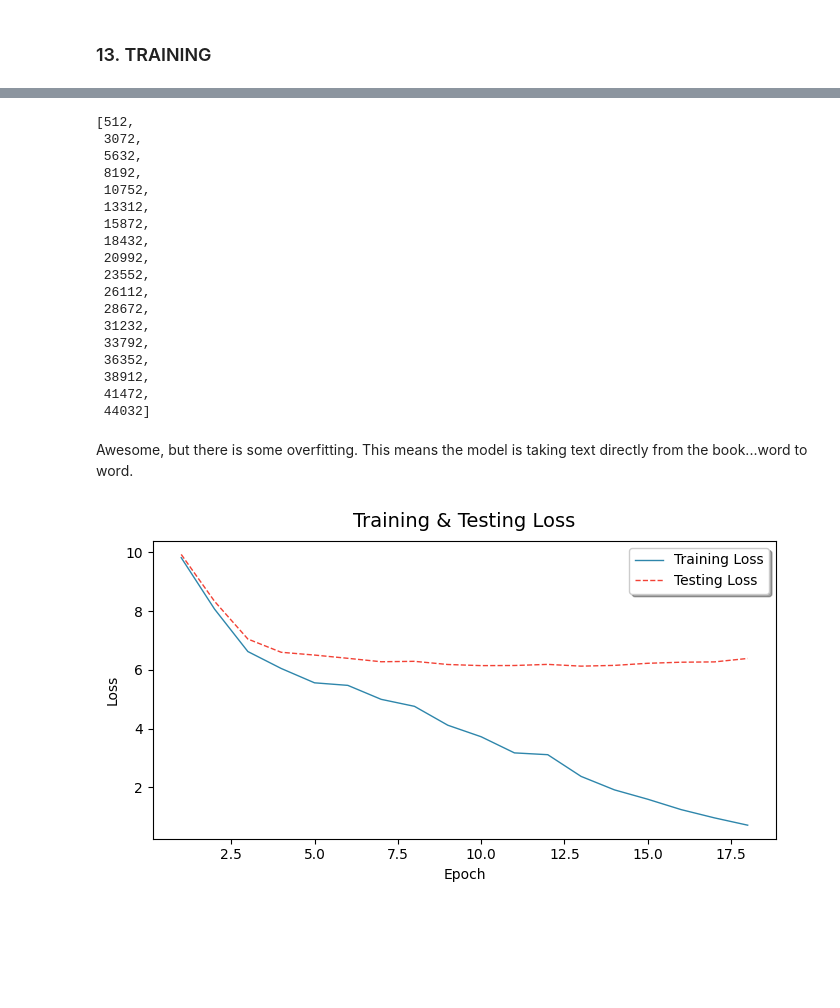
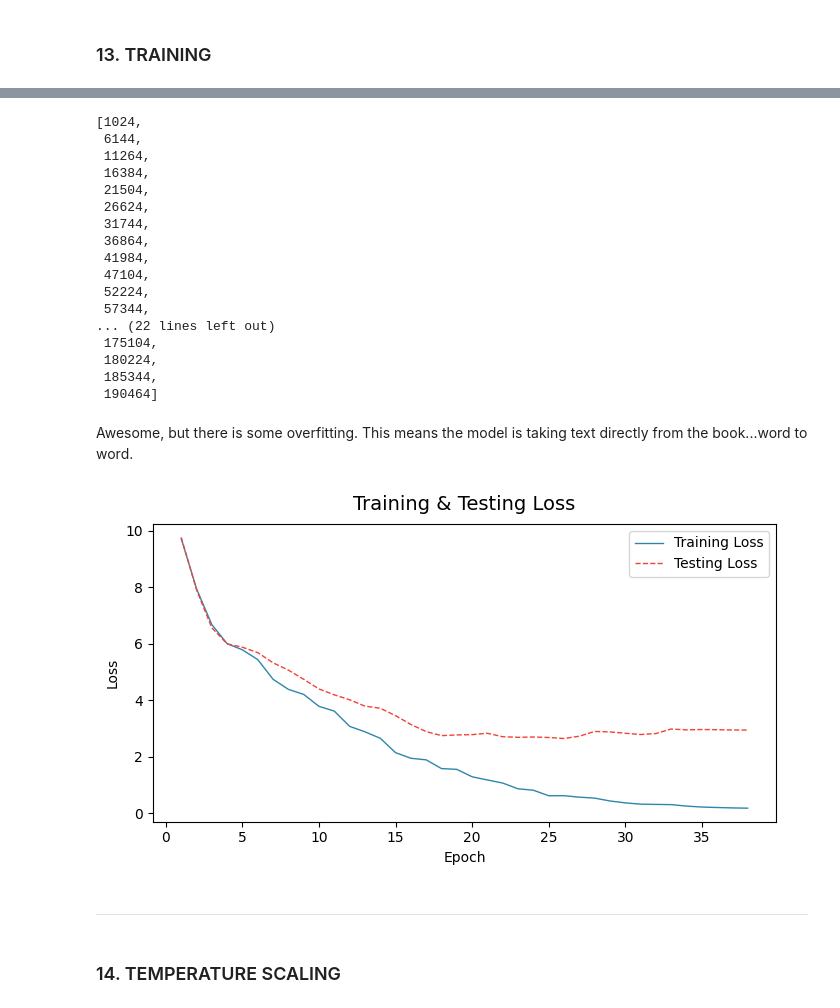
Before and after one commit to asifsahadh/llm-from-scratch, a Jupyter notebook: main.ipynb, the cells around one changed output, grey strips where cells are left out. Cells and saved outputs as stored; diff of their text form; code cells hidden in the pictures; blank space fills up the shorter version.

```diff
--- a/main.ipynb
+++ b/main.ipynb
@@ -242,7 +242,7 @@ def create_dataloader_v1(txt, batch_size = 4, max_len = 256, stride = 128, shuff
     )
     return dataloader
 # %%
-with open("the-verdict.txt", "r", encoding = "utf-8") as f:
+with open("me.txt", "r", encoding = "utf-8") as f:
     raw_text = f.read()
 # %%
 import torch
@@ -1516,7 +1516,7 @@ Hello, I am not going to eat chocolate AmbassadorOptional touredنGirl malesGrad
 # %%
 GPT_CONFIG_124M = {
     "vocab_size" : 50257,
-    "context_len" : 256, # can be reduced for training simplicity
+    "context_len" : 512, # can be reduced for training simplicity
     "emb_dim" : 768,
     "num_heads" : 12,
     "n_layers" : 12,
@@ -1670,7 +1670,7 @@ That's horrible...for now.
 # %% [markdown]
 ### 12. INITIAL ERROR CALCULATION
 # %%
-with open("the-verdict.txt", "r", encoding = "utf-8") as t:
+with open("me.txt", "r", encoding = "utf-8") as t:
     raw_text = t.read()
 
 print(f"Total number of characters: {len(raw_text)}")
@@ -1869,7 +1875,7 @@ num_epochs = 10
 train_losses, test_losses, tokens_seen = train_model_simple(
     model, train_loader, test_loader, optimizer, device,
     num_epochs = num_epochs, eval_freq = 5, eval_iter = 5, # after every 5 batches, training and validation loss will be printed
-    start_context = "Every effort moves you", tokenizer = tokenizer
+    start_context = "Asif wants to be a", tokenizer = tokenizer
 )
 
 end = time.time()
@@ -1896,43 +1902,46 @@ Training completed in 0.46 minutes.
 # %%
 tokens_seen # number of tokens seen by the model at each epoch
 # %% [output]
-[512,
- 3072,
- 5632,
- 8192,
- 10752,
- 13312,
- 15872,
- 18432,
- 20992,
- 23552,
- 26112,
- 28672,
- 31232,
- 33792,
- 36352,
- 38912,
- 41472,
- 44032]
+[1024,
+ 6144,
+ 11264,
+ 16384,
+ 21504,
+ 26624,
+ 31744,
+ 36864,
+ 41984,
+ 47104,
+ 52224,
+ 57344,
+... (22 lines left out)
+ 175104,
+ 180224,
+ 185344,
+ 190464]
 # %% [markdown]
 Awesome, but there is some overfitting. This means the model is taking text directly from the book...word to word.
 # %%
 import matplotlib.pyplot as plt
 
 plt.figure(figsize = (7, 4))
 
 epochs = range(1, len(train_losses) + 1)
 
 plt.plot(epochs, train_losses, label = 'Training Loss', color='#2E86AB', linewidth = 1)
 plt.plot(epochs, test_losses, label = 'Testing Loss', color='#F24236', linewidth = 1, linestyle='--')
 
 plt.title("Training & Testing Loss", fontsize = 14, pad = 10)
 plt.xlabel("Epoch", fontsize = 10)
 plt.ylabel("Loss", fontsize = 10)
 
-plt.legend(frameon = True, fancybox = True, shadow = True)
+plt.legend(frameon = True, fancybox = True)
 
 plt.tight_layout()
 plt.show()
 # %% [output]
-[figure, old version]
+[figure, new version]
+# %% [markdown]
+---
+# %% [markdown]
+### 14. TEMPERATURE SCALING
```
Also changed, not shown: parts of 22 cells of this notebook, 1 other file.
